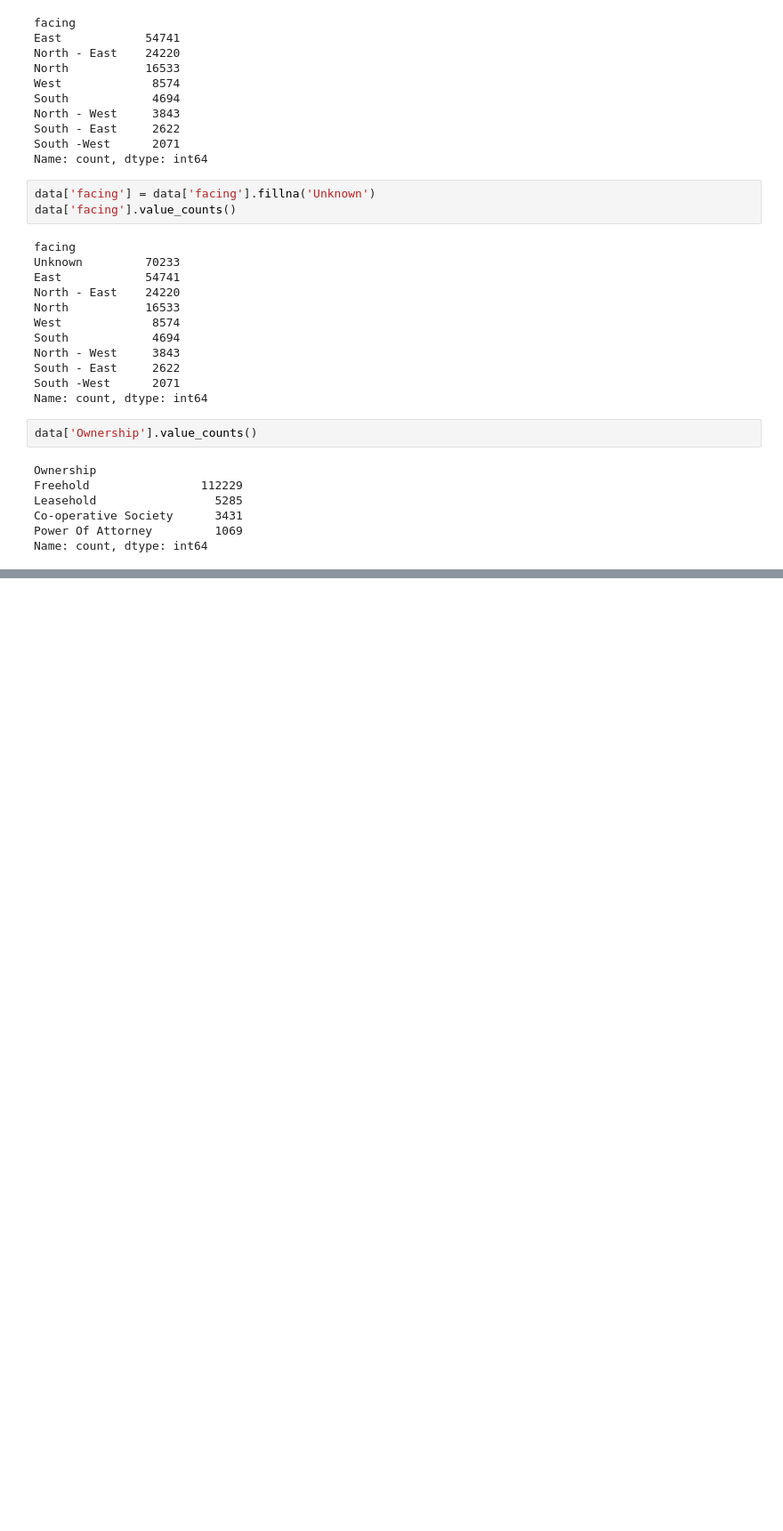
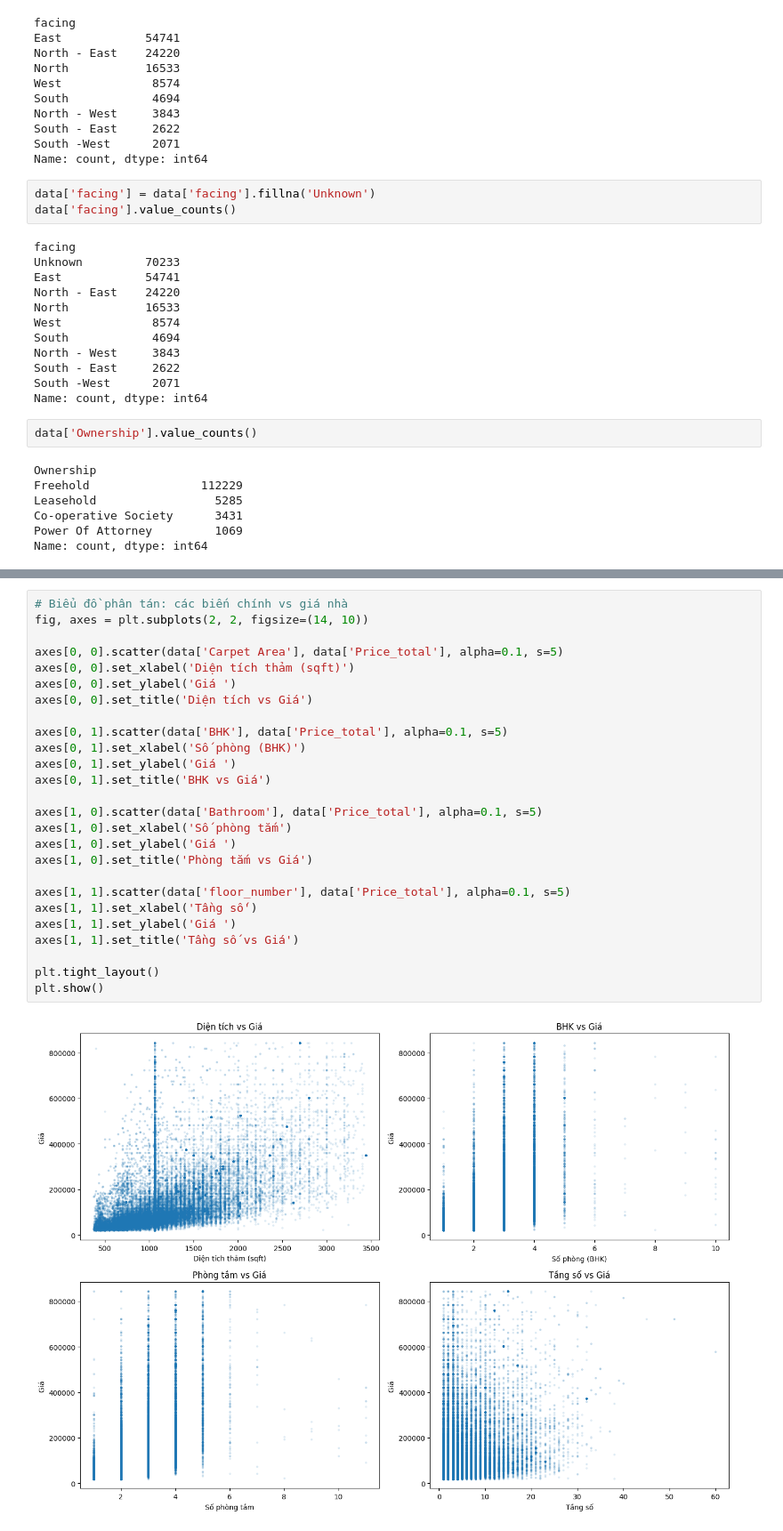
Before and after one commit to vyvy31082004/House-Price-Prediction, a Jupyter notebook: final.ipynb, the cells around one changed output, grey strips where cells are left out. Shown at 89% size. Saved outputs shown, nothing was run; the diff lists cells and outputs as text; blank space fills up the shorter version.

```diff
--- a/final.ipynb
+++ b/final.ipynb
@@ -149,0 +416,28 @@ Name: Ownership, Length: 187531, dtype: object
+# %%
+# Biểu đồ phân tán: các biến chính vs giá nhà
+fig, axes = plt.subplots(2, 2, figsize=(14, 10))
+
+axes[0, 0].scatter(data['Carpet Area'], data['Price_total'], alpha=0.1, s=5)
+axes[0, 0].set_xlabel('Diện tích thảm (sqft)')
+axes[0, 0].set_ylabel('Giá ')
+axes[0, 0].set_title('Diện tích vs Giá')
+
+axes[0, 1].scatter(data['BHK'], data['Price_total'], alpha=0.1, s=5)
+axes[0, 1].set_xlabel('Số phòng (BHK)')
+axes[0, 1].set_ylabel('Giá ')
+axes[0, 1].set_title('BHK vs Giá')
+
+axes[1, 0].scatter(data['Bathroom'], data['Price_total'], alpha=0.1, s=5)
+axes[1, 0].set_xlabel('Số phòng tắm')
+axes[1, 0].set_ylabel('Giá ')
+axes[1, 0].set_title('Phòng tắm vs Giá')
+
+axes[1, 1].scatter(data['floor_number'], data['Price_total'], alpha=0.1, s=5)
+axes[1, 1].set_xlabel('Tầng số')
+axes[1, 1].set_ylabel('Giá ')
+axes[1, 1].set_title('Tầng số vs Giá')
+
+plt.tight_layout()
+plt.show()
+# %% [output]
+[figure, added]
```
Also changed, not shown: parts of 34 cells of this notebook, 5 other files.
